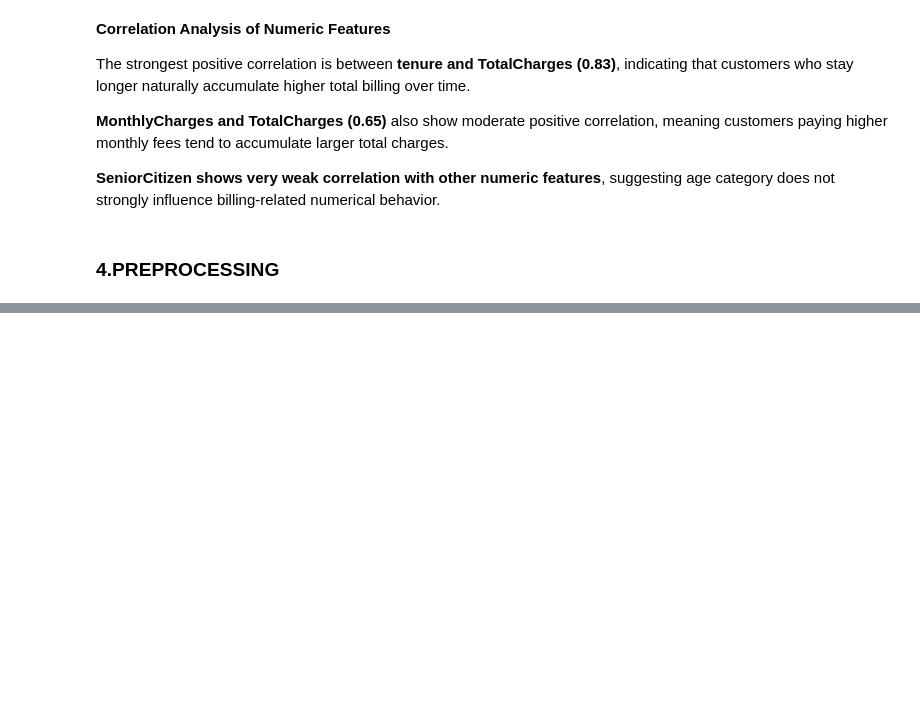
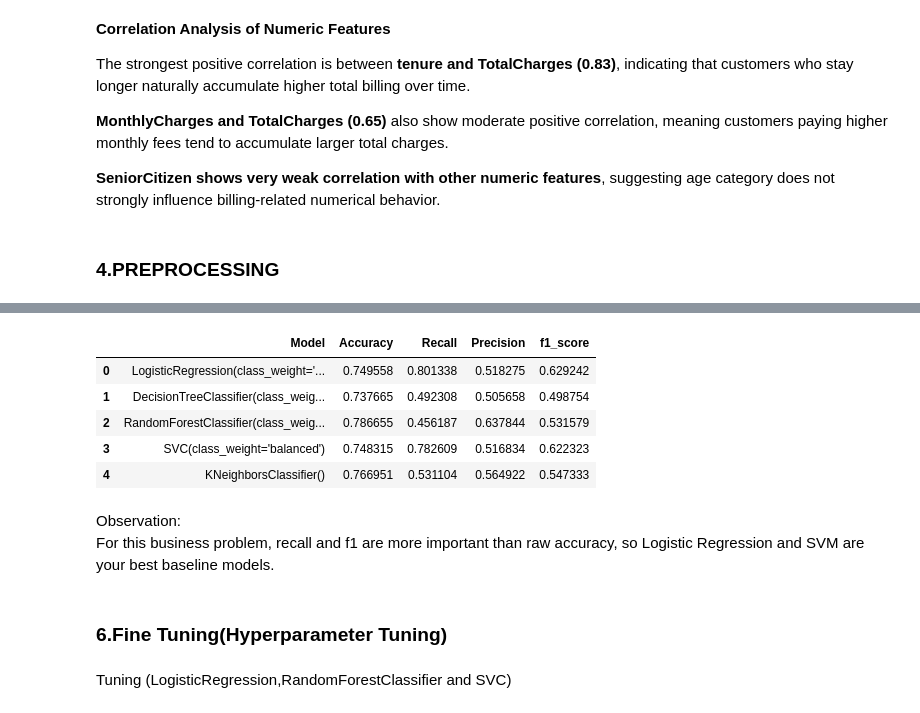
Before and after one commit to Lokeshcoder1/customer-churn-project, a Jupyter notebook: notebooks/churn_prediction.ipynb, the cells around one changed output, grey strips where cells are left out. Drawn from its saved outputs; the diff is of its cells as text; code cells hidden in the pictures; blank space fills up the shorter version.

Commit message:
Model trained and saved

```diff
--- a/notebooks/churn_prediction.ipynb
+++ b/notebooks/churn_prediction.ipynb
@@ -258,0 +345,52 @@ df.drop('customerID',axis=1,inplace=True)
+# %%
+#Spliting the data to training and testing data
+x_train,x_test,y_train,y_test=train_test_split(x,y,test_size=0.2,random_state=42,stratify=y)
+# %%
+models={'Logistic Regression' : LogisticRegression(class_weight='balanced',max_iter=1000),
+        'Decison Tree':DecisionTreeClassifier(class_weight='balanced'),
+       'Random Forest':RandomForestClassifier(class_weight='balanced',random_state=42),
+       'svm':SVC(class_weight='balanced'),
+       'Knn':KNeighborsClassifier()}
+# %%
+#StratifiedKFold because the target col is imbalanced
+skf=StratifiedKFold(n_splits=5,
+                   shuffle=True,
+                   random_state=42)
+# %%
+#Train and Testing Every Model to check performance and for best Model
+result=[]
+for name,model in models.items():
+    pipe=Pipeline([('preprocessor',preprocessor),
+                  ('model',model)])
+    scores=cross_validate(
+        pipe,
+        x_train,
+        y_train,
+        cv=skf,
+        scoring=['accuracy','recall','precision','f1']
+    )
+
+    result.append({'Model':model,
+                    "Accuracy":scores['test_accuracy'].mean(),
+                   "Recall":scores['test_recall'].mean(),
+                   "Precision":scores['test_precision'].mean(),
+                   "f1_score":scores['test_f1'].mean()
+                  })
+# %%
+#converting to DataFrame
+result_df=pd.DataFrame(result)
+result_df
+# %% [output]
+|  | Model | Accuracy | Recall | Precision | f1_score |
+| 0 | LogisticRegression(class_weight='... | 0.749558 | 0.801338 | 0.518275 | 0.629242 |
+| 1 | DecisionTreeClassifier(class_weig... | 0.737665 | 0.492308 | 0.505658 | 0.498754 |
+| 2 | RandomForestClassifier(class_weig... | 0.786655 | 0.456187 | 0.637844 | 0.531579 |
+| 3 | SVC(class_weight='balanced') | 0.748315 | 0.782609 | 0.516834 | 0.622323 |
+| 4 | KNeighborsClassifier() | 0.766951 | 0.531104 | 0.564922 | 0.547333 |
+# %% [markdown]
+Observation:
+For this business problem, recall and f1 are more important than raw accuracy, so Logistic Regression and SVM are your best baseline models.
+# %% [markdown]
+### 6.Fine Tuning(Hyperparameter Tuning)
+# %% [markdown]
+Tuning (LogisticRegression,RandomForestClassifier and SVC)
```
Also changed, not shown: parts of 27 cells of this notebook, 1 other file.
